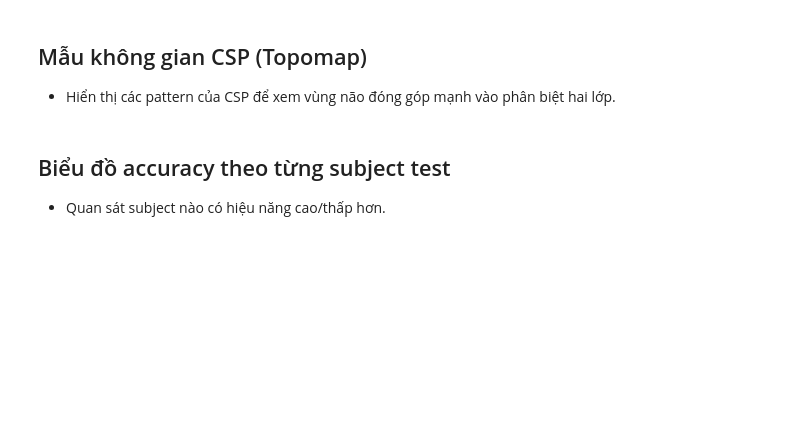
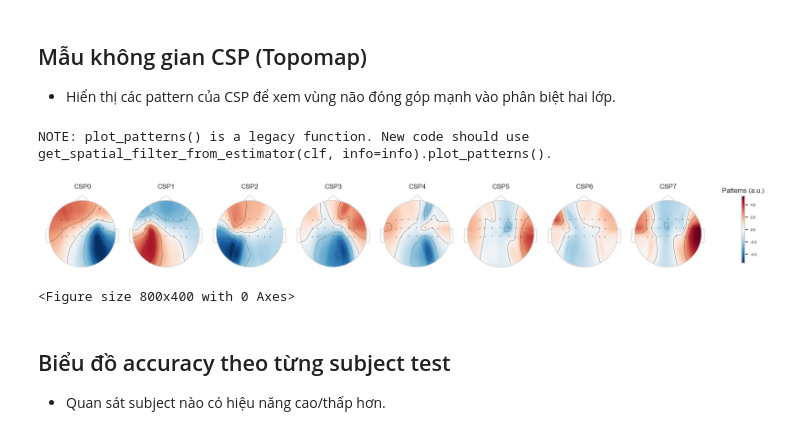
Before and after one commit to Giang130604/Classify-left-right-hand-motor-imagery-from-EEG-data, a Jupyter notebook: motor_imagery_csp.ipynb, the cells around one changed output. Saved outputs shown, nothing was run; the diff lists cells and outputs as text; code cells hidden in the pictures; blank space fills up the shorter version.

```diff
--- a/motor_imagery_csp.ipynb
+++ b/motor_imagery_csp.ipynb
@@ -424,22 +511,20 @@ plt.show()
 ## Mẫu không gian CSP (Topomap)
 - Hiển thị các pattern của CSP để xem vùng não đóng góp mạnh vào phân biệt hai lớp.
 # %%
-# Vẽ CSP patterns từ một dải tần trong FBCSP (ưu tiên dải Mu)
 if "csp_models" not in globals() or not csp_models:
     raise RuntimeError("Hãy chạy cell huấn luyện FBCSP trước khi vẽ CSP patterns.")
 
-band_to_plot = "Mu"
+band_to_plot = "Mu"  # hoặc "Beta thấp" / "Beta cao"
 name_to_plot, csp_to_plot = next(((n, c) for n, c in csp_models if n == band_to_plot), csp_models[0])
-components_to_plot = list(range(min(4, csp_to_plot.filters_.shape[0])))
-csp_to_plot.plot_patterns(
-    example_epochs.info,
-    ch_type="eeg",
-    units="Patterns (a.u.)",
-    size=1.5,
-    components=components_to_plot,
-)
+
+components_to_plot = list(range(min(8, csp_to_plot.filters_.shape[0])))
+csp_to_plot.plot_patterns(example_epochs.info, ch_type="eeg", units="Patterns (a.u.)", size=1.5, components=components_to_plot)
 plt.suptitle(f"CSP patterns ({name_to_plot})")
 plt.show()
+# %% [output]
+NOTE: plot_patterns() is a legacy function. New code should use get_spatial_filter_from_estimator(clf, info=info).plot_patterns().
+[figure, added]
+<Figure size 800x400 with 0 Axes>
 # %% [markdown]
 ## Biểu đồ accuracy theo từng subject test
 - Quan sát subject nào có hiệu năng cao/thấp hơn.
```
Also changed, not shown: parts of 18 cells of this notebook, 5 other files.
